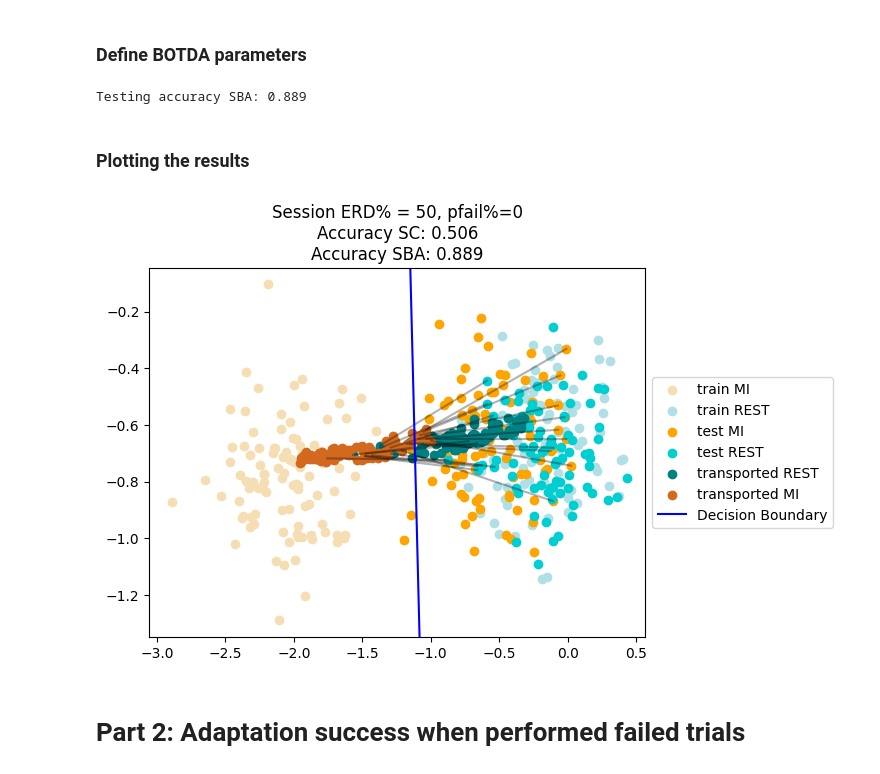
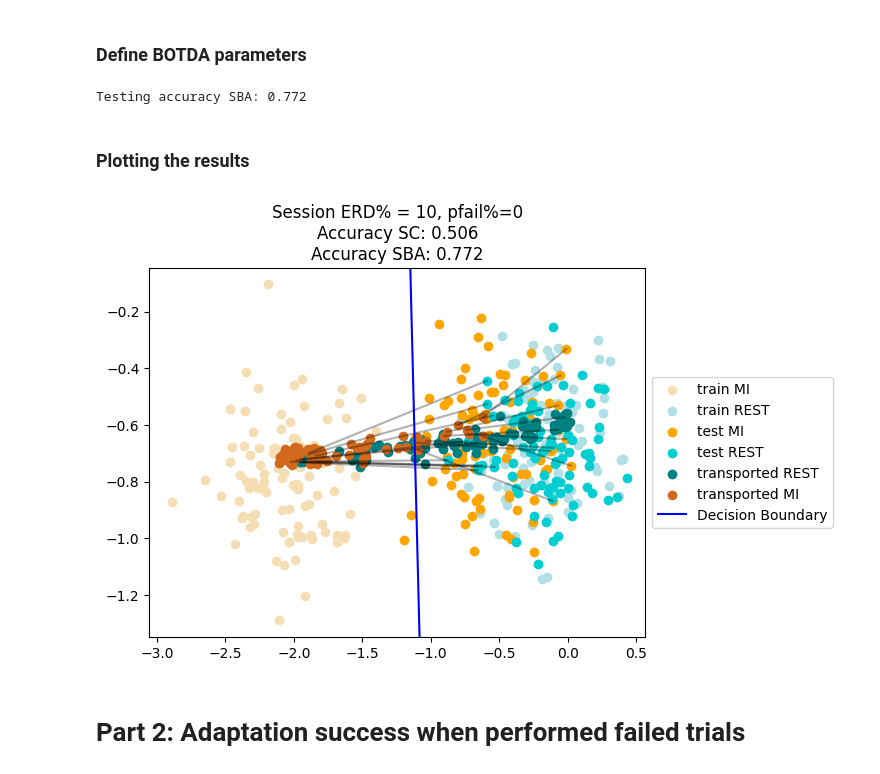
Before and after one commit to NiCALab-IMAL/SupportiveBackwardAdaptation, a Jupyter notebook: A1_Adaptation_success_EEG_patterns.ipynb, the cells around one changed output. Saved outputs shown, nothing was run; the diff lists cells and outputs as text; code cells hidden in the pictures.

```diff
--- a/A1_Adaptation_success_EEG_patterns.ipynb
+++ b/A1_Adaptation_success_EEG_patterns.ipynb
@@ -162,11 +164,11 @@ Testing accuracy LDA (without BOTDA): 0.506
 # %%
 rango_cl = [1]
 rango_e = [0.1]
-metric = 'euclidean'
+metric = 'sqeuclidean'
 innerkfold = None
 outerkfold = 20
 M=20
-norm=None
+norm="max"
 eps = 1e+6
 SVMAX = 20
 # %%
@@ -209,7 +211,7 @@ y_predict_ot = np.squeeze(y_predict_ot)
 acc_OT = accuracy_score(Yte,y_predict_ot)
 print('Testing accuracy SBA: ' + str(round(acc_OT, 3)))
 # %% [output]
-Testing accuracy SBA: 0.889
+Testing accuracy SBA: 0.772
 # %% [markdown]
 ### Plotting the results
 # %%
@@ -217,35 +219,35 @@ ft = Gte
 ft_ot = Gte_ot
 
 x = np.linspace(-1,3,500)
 y = np.linspace(2,8,500)
 X,Y = np.meshgrid(x,y)
 pos = np.array([X.flatten(),Y.flatten()]).T
 fig, axs = plt.subplots()
 axs.scatter(features[Ytr==1, 0], features[Ytr==1, 1], c='wheat', label='train MI')
 axs.scatter(features[Ytr==2, 0], features[Ytr==2, 1], c='powderblue', label='train REST')
 # plot the subset where the transport is learned
 axs.scatter(ft[Yte==1, 0], ft[Yte==1, 1], c='orange', label='test MI')
 axs.scatter(ft[Yte==2, 0], ft[Yte==2, 1], c='darkturquoise', label='test REST')
 axs.scatter(ft_ot[Yte==2, 0], ft_ot[Yte==2, 1], c='teal', label='transported REST')
 axs.scatter(ft_ot[Yte==1, 0], ft_ot[Yte==1, 1], c='chocolate', label='transported MI')
 outernMI = np.argsort(ft[Yte==1, 0])[len(ft[Yte==1, 0])-10:]
 outernR = np.argsort(ft[Yte==2, 0])[0:10]
 plt.plot([ft[Yte==1, 0][outernMI],ft_ot[Yte==1, 0][outernMI]], [ft[Yte==1, 1][outernMI], ft_ot[Yte==1, 1][outernMI]],'k-', alpha = 0.3)
 plt.plot([ft[Yte==2, 0][outernR],ft_ot[Yte==2, 0][outernR]], [ft[Yte==2, 1][outernR], ft_ot[Yte==2, 1][outernR]],'k-', alpha = 0.3)
 
 b, w1, w2 = lda.intercept_[0], lda.coef_[0][0], lda.coef_[0][1]
 xx = np.array(axs.get_xlim())
 ylim = np.array(axs.get_ylim())
 axs.plot(xx, -(b+xx*w1)/w2, c='blue', label = 'Decision Boundary')
 
 axs.set_ylim(ylim)
 axs.set_xlim(xlim)
 # sc: standard calibration
-axs.set_title('Session ERD% = 50, pfail%=0' + '\nAccuracy SC: ' + str(round(acc_lda, 3)) + '\nAccuracy SBA: ' + str(round(acc_OT, 3)) )
+axs.set_title('Session ERD% = 10, pfail%=0' + '\nAccuracy SC: ' + str(round(acc_lda, 3)) + '\nAccuracy SBA: ' + str(round(acc_OT, 3)) )
 axs.legend(loc='center left', bbox_to_anchor=(1, 0.5))
 plt.show()
 # %% [output]
-[figure, old version]
+[figure, new version]
 # %% [markdown]
 # Part 2: Adaptation success when performed failed trials
 # %% [markdown]
```
Also changed, not shown: parts of 7 cells of this notebook, 2 other files.
